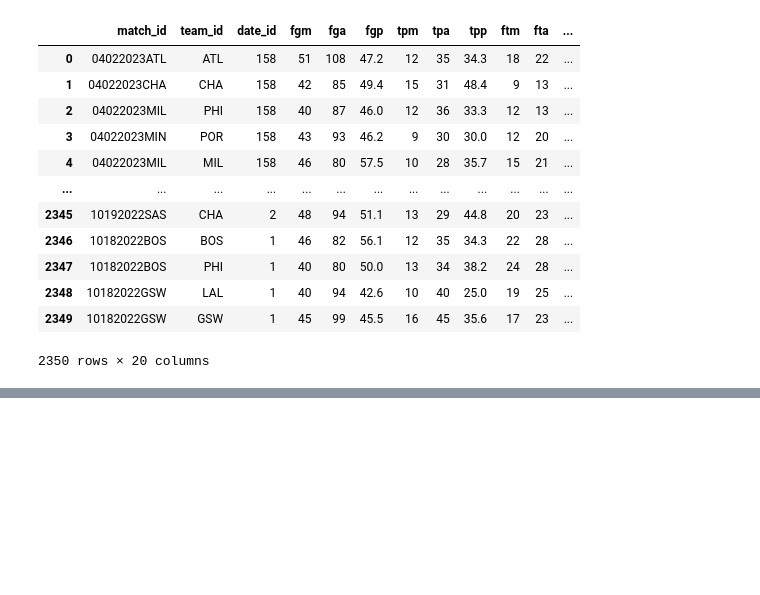
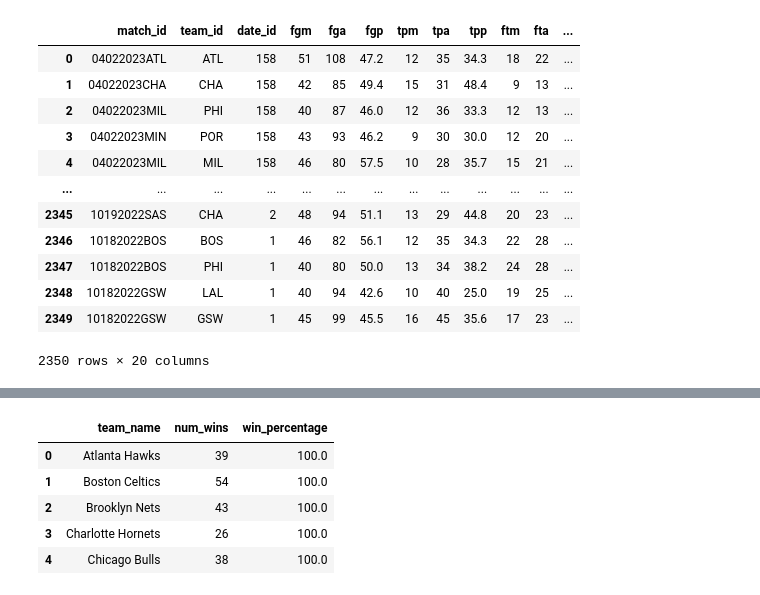
Before and after one commit to AlexandruNitulescu/nba_visualizer_py, a Jupyter notebook: database.ipynb, the cells around one changed output, grey strips where cells are left out. Cells and saved outputs as stored; diff of their text form; code cells hidden in the pictures; blank space fills up the shorter version.

```diff
--- a/database.ipynb
+++ b/database.ipynb
@@ -405,0 +451,20 @@ tables
+# %%
+high_winrate = pd.read_sql('''
+SELECT t.team_name, COUNT(mi.result) AS num_wins,
+       (COUNT(mi.result)*100.0/COUNT(*)) AS win_percentage
+FROM team_info t
+JOIN match_info mi ON t.team_id = mi.team_id
+WHERE mi.result = 'W'
+GROUP BY t.team_name
+HAVING (COUNT(mi.result)*100.0/COUNT(*)) >= 50
+LIMIT 5;
+
+''', conn)
+high_winrate
+# %% [output]
+|  | team_name | num_wins | win_percentage |
+| 0 | Atlanta Hawks | 39 | 100.0 |
+| 1 | Boston Celtics | 54 | 100.0 |
+| 2 | Brooklyn Nets | 43 | 100.0 |
+| 3 | Charlotte Hornets | 26 | 100.0 |
+| 4 | Chicago Bulls | 38 | 100.0 |
```
Also changed, not shown: parts of 13 cells of this notebook, 4 other files.
